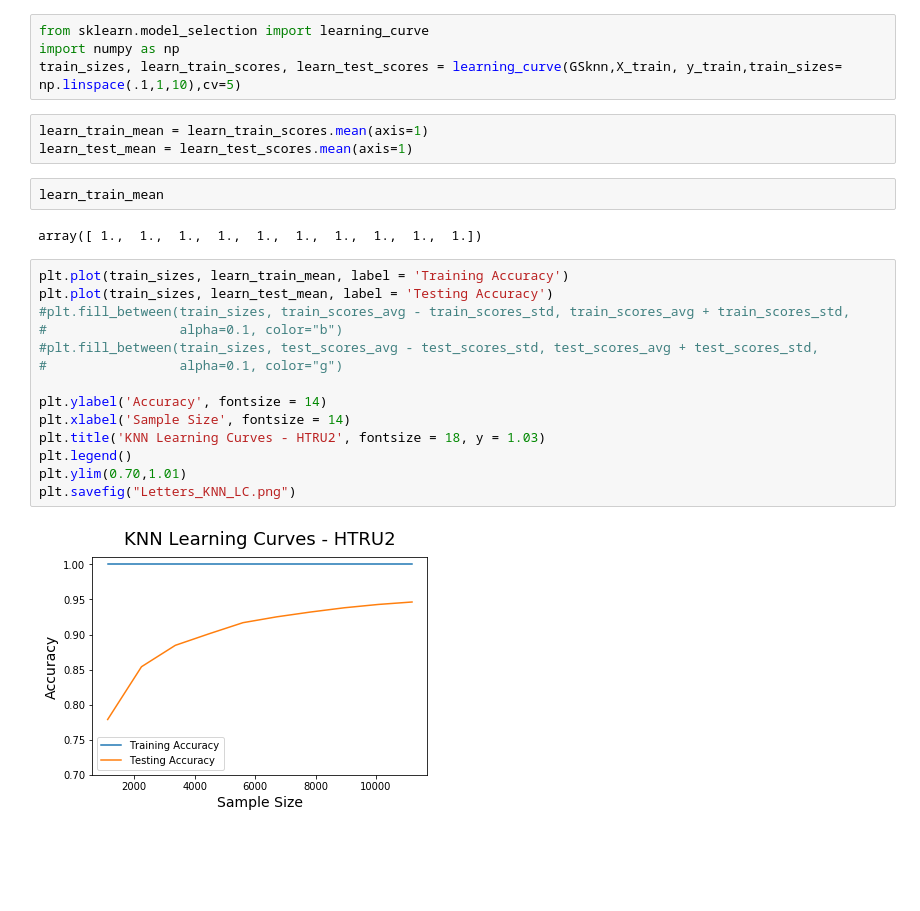
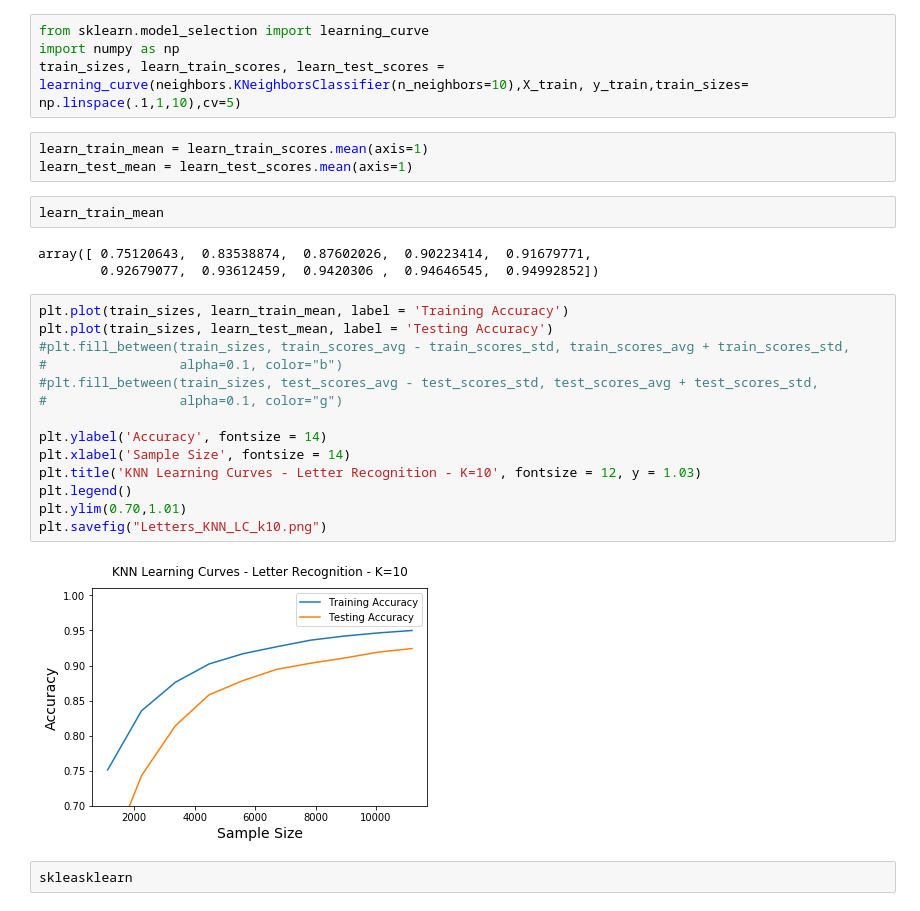
Before and after one commit to charlieaxle/cs7461_1, a Jupyter notebook: letters.ipynb, the cells around one changed output. Saved outputs shown, nothing was run; the diff lists cells and outputs as text; blank space fills up the shorter version.

```diff
--- a/letters.ipynb
+++ b/letters.ipynb
@@ -147,27 +147,30 @@ accuracy_score(y_pred,y_test)
 # %%
 from sklearn.model_selection import learning_curve
 import numpy as np
-train_sizes, learn_train_scores, learn_test_scores = learning_curve(GSknn,X_train, y_train,train_sizes= np.linspace(.1,1,10),cv=5)
+train_sizes, learn_train_scores, learn_test_scores = learning_curve(neighbors.KNeighborsClassifier(n_neighbors=10),X_train, y_train,train_sizes= np.linspace(.1,1,10),cv=5)
 # %%
 learn_train_mean = learn_train_scores.mean(axis=1)
 learn_test_mean = learn_test_scores.mean(axis=1)
 # %%
 learn_train_mean
 # %% [output]
-array([ 1.,  1.,  1.,  1.,  1.,  1.,  1.,  1.,  1.,  1.])
+array([ 0.75120643,  0.83538874,  0.87602026,  0.90223414,  0.91679771,
+        0.92679077,  0.93612459,  0.9420306 ,  0.94646545,  0.94992852])
 # %%
 plt.plot(train_sizes, learn_train_mean, label = 'Training Accuracy')
 plt.plot(train_sizes, learn_test_mean, label = 'Testing Accuracy')
 #plt.fill_between(train_sizes, train_scores_avg - train_scores_std, train_scores_avg + train_scores_std,
 #                 alpha=0.1, color="b")
 #plt.fill_between(train_sizes, test_scores_avg - test_scores_std, test_scores_avg + test_scores_std,
 #                 alpha=0.1, color="g")
 
 plt.ylabel('Accuracy', fontsize = 14)
 plt.xlabel('Sample Size', fontsize = 14)
-plt.title('KNN Learning Curves - HTRU2', fontsize = 18, y = 1.03)
+plt.title('KNN Learning Curves - Letter Recognition - K=10', fontsize = 12, y = 1.03)
 plt.legend()
 plt.ylim(0.70,1.01)
-plt.savefig("Letters_KNN_LC.png")
+plt.savefig("Letters_KNN_LC_k10.png")
 # %% [output]
-[figure, old version]
+[figure, new version]
+# %%
+skleasklearn
```
Also changed, not shown: 5 other files.
